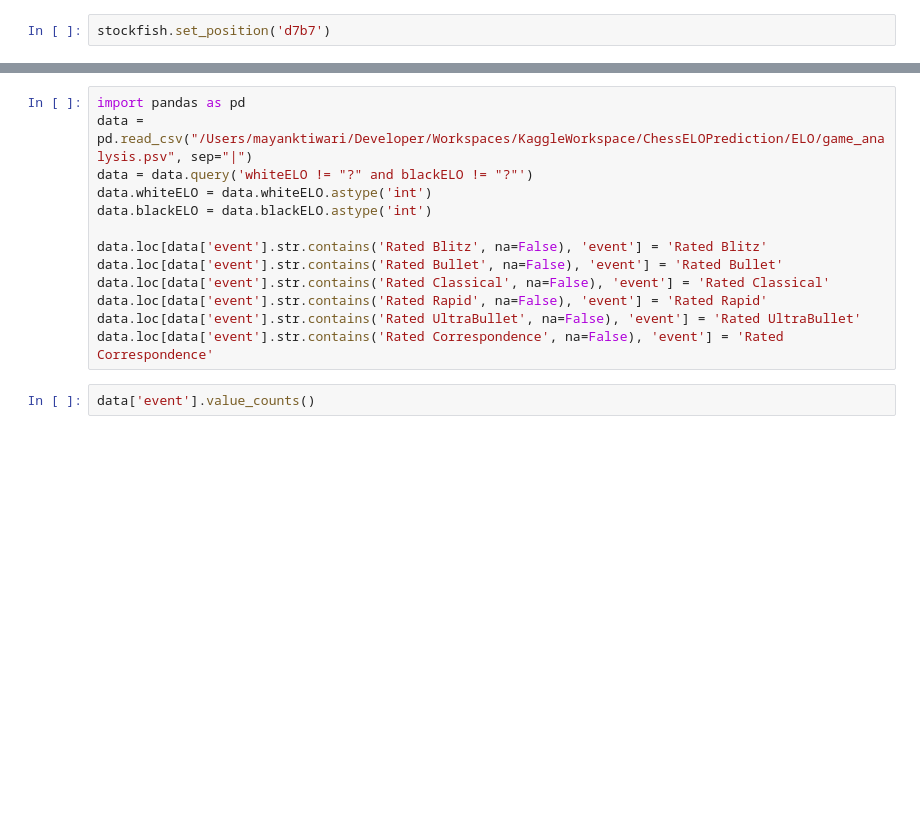
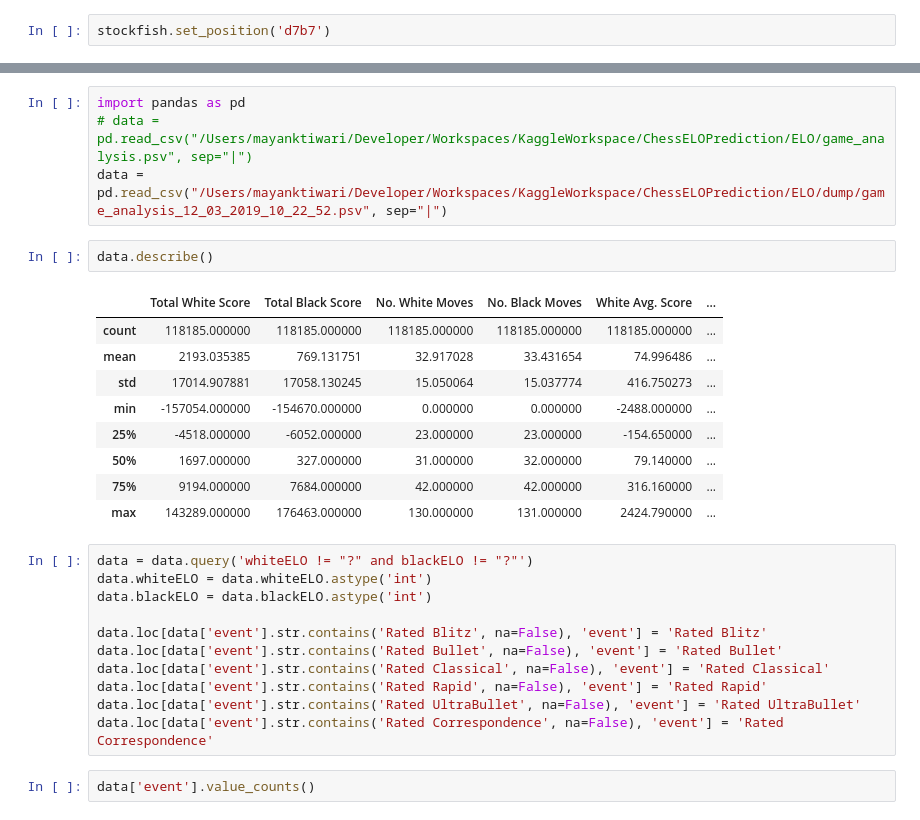
Before and after one commit to mayankX/Chess-ELO-Predictor, a Jupyter notebook: notebooks/Playground.ipynb, the cells around one changed output, grey strips where cells are left out. Cells and saved outputs as stored; diff of their text form; blank space fills up the shorter version.

```diff
--- a/notebooks/Playground.ipynb
+++ b/notebooks/Playground.ipynb
@@ -189,6 +191,20 @@ info depth 2 seldepth 2 multipv 1 score cp -179 nodes 106 nps 106000 tbhits 0 ti
+# %%
+import pandas as pd
+# data = pd.read_csv("/Users/mayanktiwari/Developer/Workspaces/KaggleWorkspace/ChessELOPrediction/ELO/game_analysis.psv", sep="|")
+data = pd.read_csv("/Users/mayanktiwari/Developer/Workspaces/KaggleWorkspace/ChessELOPrediction/ELO/dump/game_analysis_12_03_2019_10_22_52.psv", sep="|")
+# %%
+data.describe()
+# %% [output]
+|  | Total White Score | Total Black Score | No. White Moves | No. Black Moves | White Avg. Score | ... |
+| count | 118185.000000 | 118185.000000 | 118185.000000 | 118185.000000 | 118185.000000 | ... |
+| mean | 2193.035385 | 769.131751 | 32.917028 | 33.431654 | 74.996486 | ... |
+| std | 17014.907881 | 17058.130245 | 15.050064 | 15.037774 | 416.750273 | ... |
+| min | -157054.000000 | -154670.000000 | 0.000000 | 0.000000 | -2488.000000 | ... |
+| 25% | -4518.000000 | -6052.000000 | 23.000000 | 23.000000 | -154.650000 | ... |
+| 50% | 1697.000000 | 327.000000 | 31.000000 | 32.000000 | 79.140000 | ... |
+| 75% | 9194.000000 | 7684.000000 | 42.000000 | 42.000000 | 316.160000 | ... |
+| max | 143289.000000 | 176463.000000 | 130.000000 | 131.000000 | 2424.790000 | ... |
 # %%
-import pandas as pd
-data = pd.read_csv("/Users/mayanktiwari/Developer/Workspaces/KaggleWorkspace/ChessELOPrediction/ELO/game_analysis.psv", sep="|")
 data = data.query('whiteELO != "?" and blackELO != "?"')
 data.whiteELO = data.whiteELO.astype('int')
 data.blackELO = data.blackELO.astype('int')
```
Also changed, not shown: parts of 2 cells of this notebook, 1 other file.
